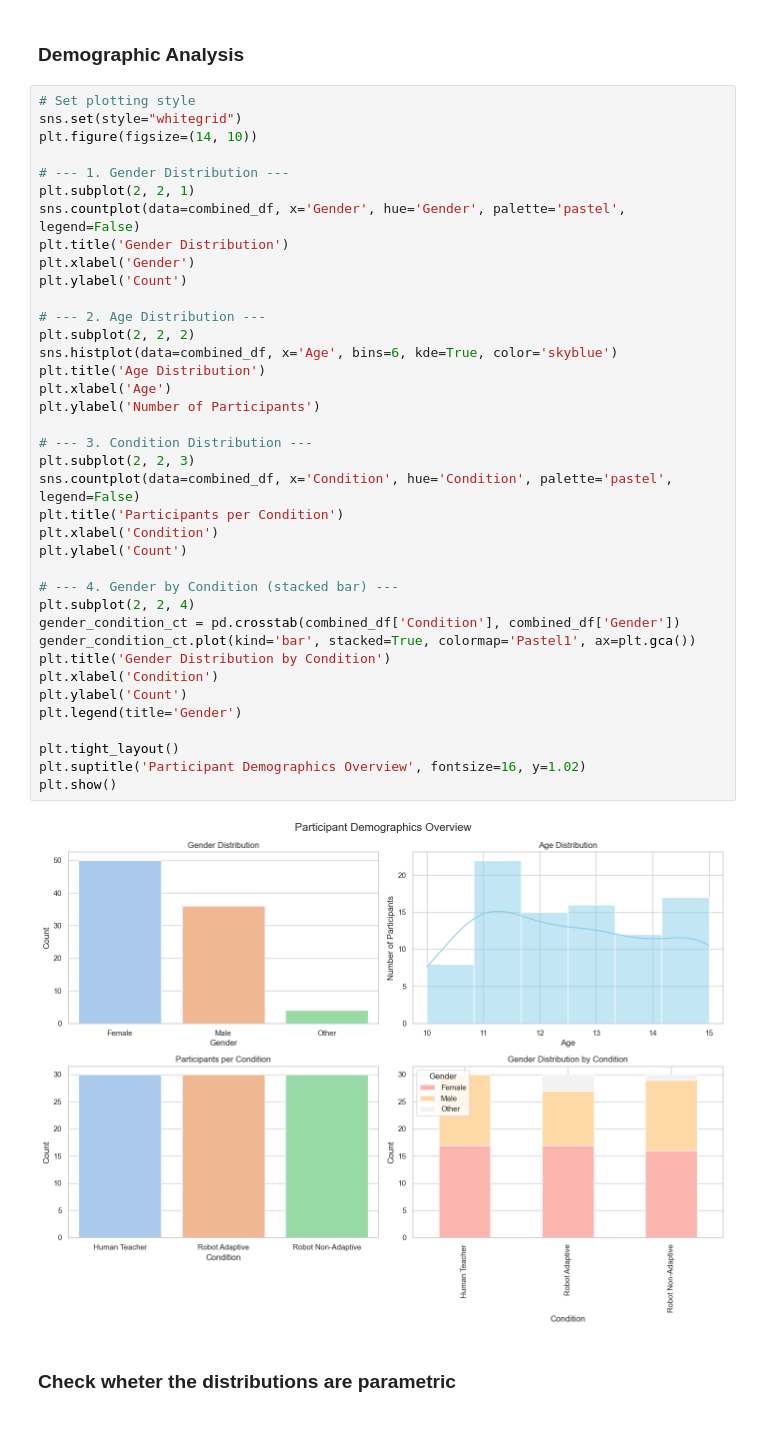
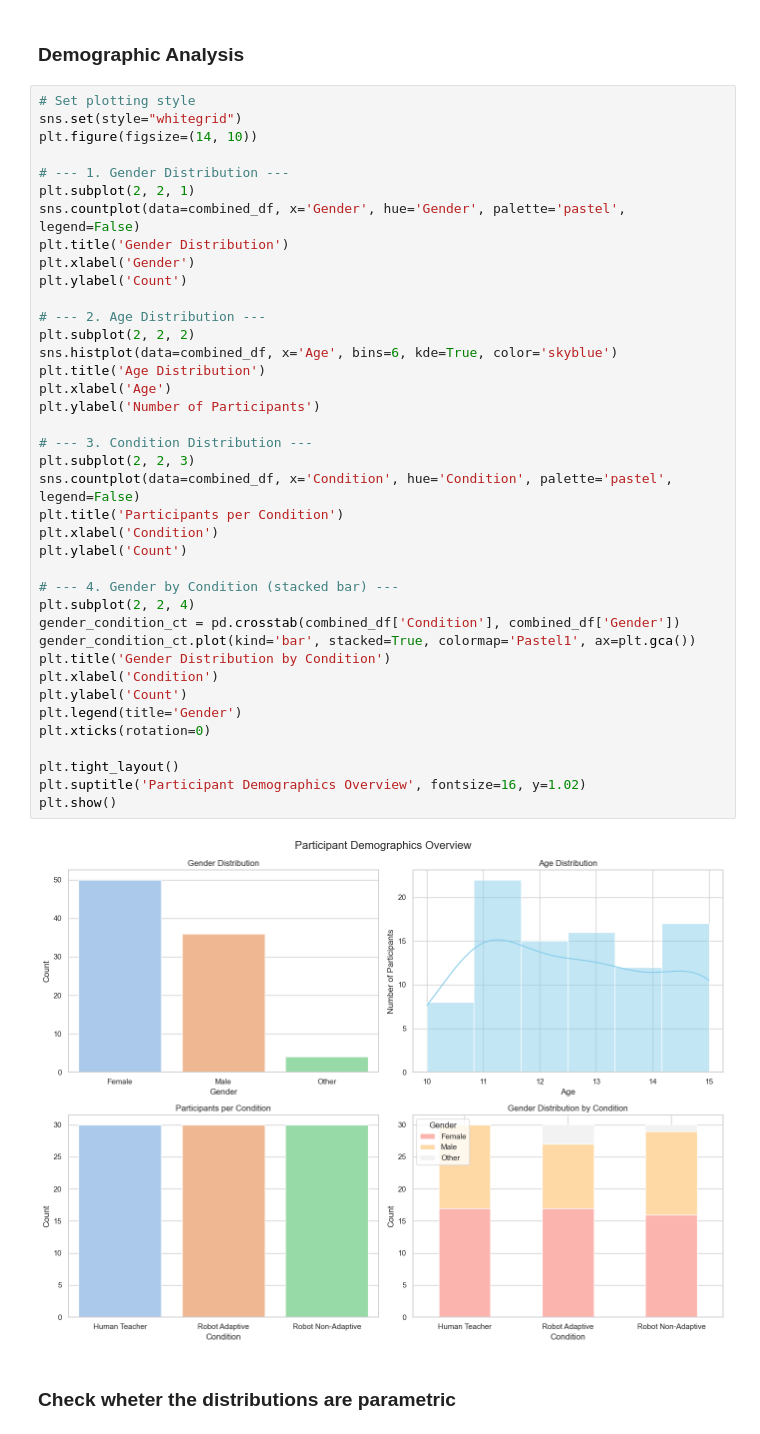
Before and after one commit to Janne-ro/HRI-Nao-as-Dance-Instructor, a Jupyter notebook: Fake_Data_Analysis.ipynb, the cells around one changed output. Saved outputs shown, nothing was run; the diff lists cells and outputs as text.

```diff
--- a/Fake_Data_Analysis.ipynb
+++ b/Fake_Data_Analysis.ipynb
@@ -160,34 +160,35 @@ plt.title('Gender Distribution')
 plt.xlabel('Gender')
 plt.ylabel('Count')
 
 # --- 2. Age Distribution ---
 plt.subplot(2, 2, 2)
 sns.histplot(data=combined_df, x='Age', bins=6, kde=True, color='skyblue')
 plt.title('Age Distribution')
 plt.xlabel('Age')
 plt.ylabel('Number of Participants')
 
 # --- 3. Condition Distribution ---
 plt.subplot(2, 2, 3)
 sns.countplot(data=combined_df, x='Condition', hue='Condition', palette='pastel', legend=False)
 plt.title('Participants per Condition')
 plt.xlabel('Condition')
 plt.ylabel('Count')
 
 # --- 4. Gender by Condition (stacked bar) ---
 plt.subplot(2, 2, 4)
 gender_condition_ct = pd.crosstab(combined_df['Condition'], combined_df['Gender'])
 gender_condition_ct.plot(kind='bar', stacked=True, colormap='Pastel1', ax=plt.gca())
 plt.title('Gender Distribution by Condition')
 plt.xlabel('Condition')
 plt.ylabel('Count')
 plt.legend(title='Gender')
+plt.xticks(rotation=0)
 
 plt.tight_layout()
 plt.suptitle('Participant Demographics Overview', fontsize=16, y=1.02)
 plt.show()
 # %% [output]
-[figure, old version]
+[figure, new version]
 # %% [markdown]
 ### Check wheter the distributions are parametric
 # %%
```
